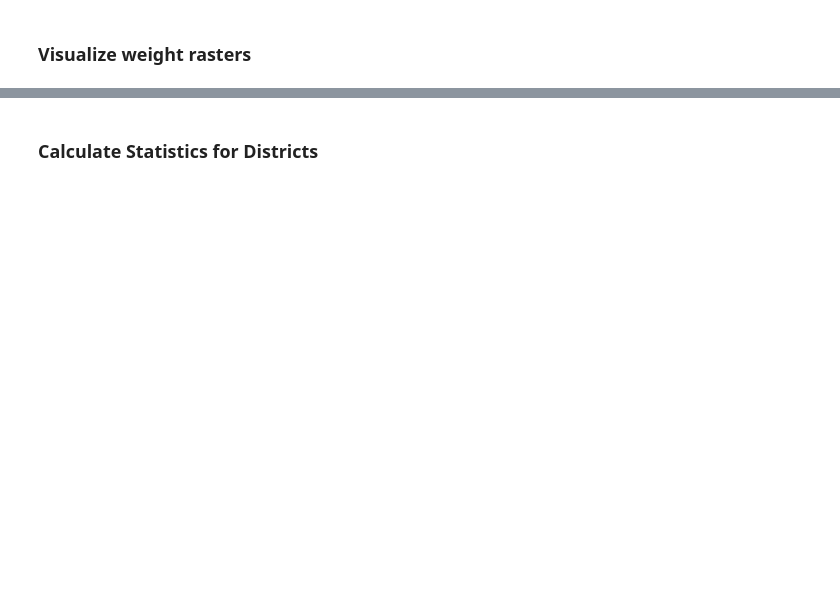
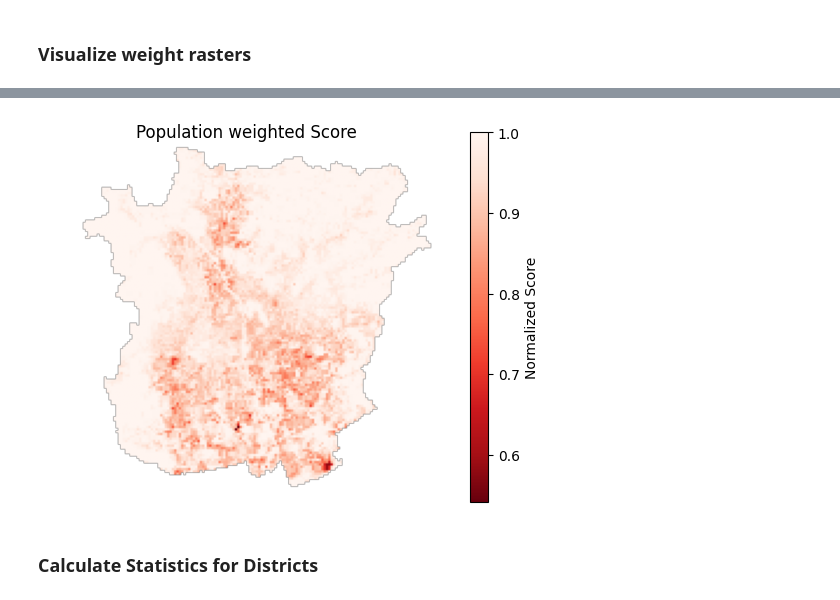
Before and after one commit to j-breitler/GIS_2_Final_G4, a Jupyter notebook: G4_Final_Project.ipynb, the cells around one changed output, grey strips where cells are left out. Saved outputs shown, nothing was run; the diff lists cells and outputs as text; code cells hidden in the pictures; blank space fills up the shorter version.

```diff
--- a/G4_Final_Project.ipynb
+++ b/G4_Final_Project.ipynb
@@ -809,10 +990,12 @@ plt.show()
 # %%
-plt.imshow(weight_pop,cmap='plasma')
+plt.imshow(weight_pop,cmap='Reds_r')
 plt.axis('off')
 plt.colorbar(label='Normalized Score')
 plt.xlabel('Longitude'); plt.ylabel('Latitude')
 plt.title('Population weighted Score')
 plt.show()
+# %% [output]
+[figure, added]
 # %% [markdown]
 ### Calculate Statistics for Districts
 # %%
```
Also changed, not shown: parts of 27 cells of this notebook.
